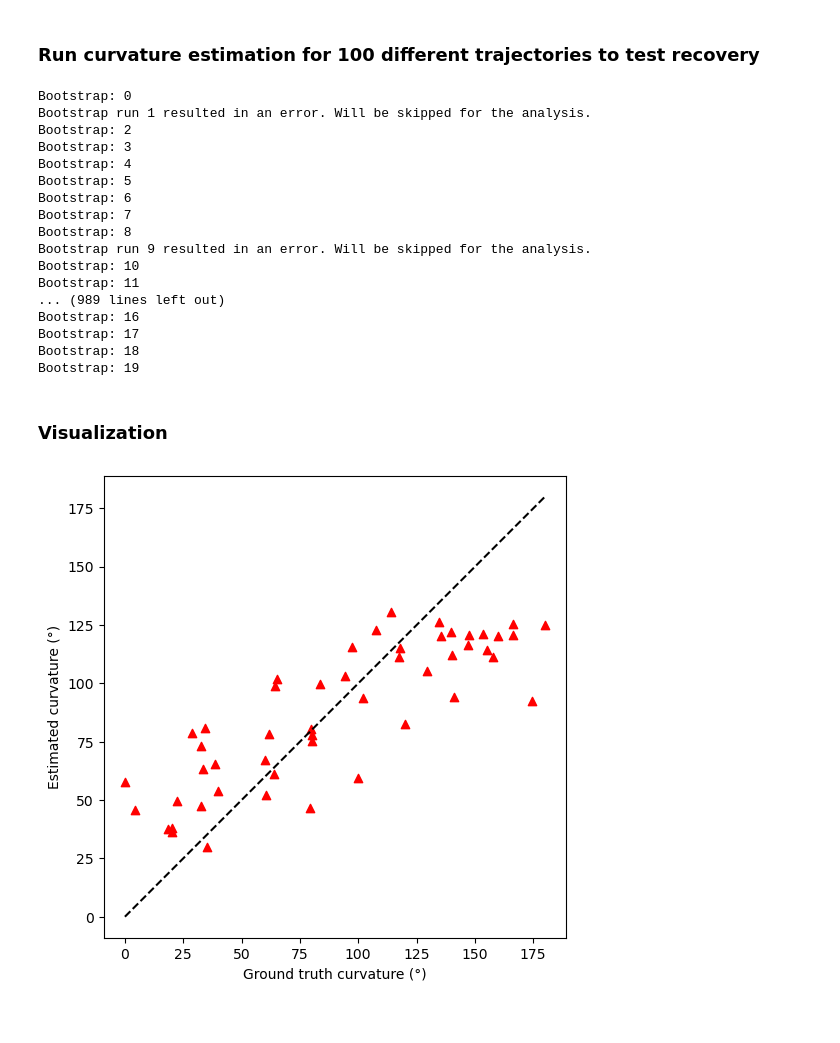
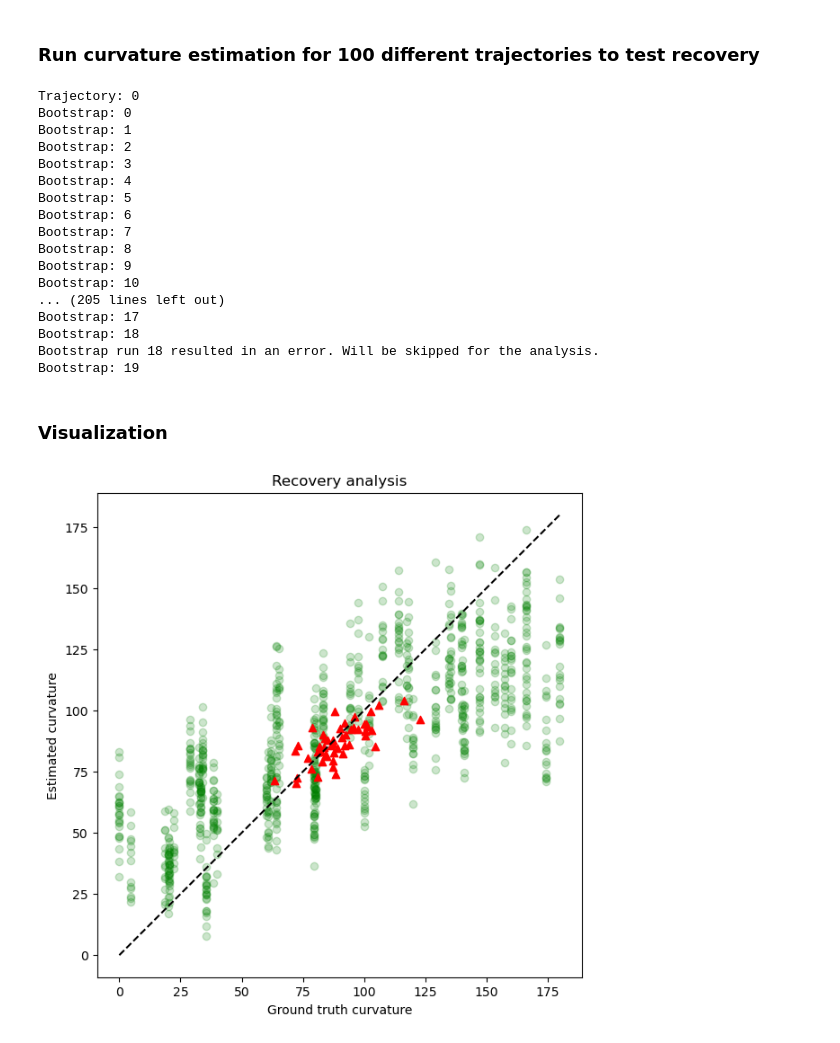
Before and after one commit to nguyen-td/perceptual-straightening, a Jupyter notebook: main_recovery.ipynb, the cells around one changed output. Drawn from its saved outputs; the diff is of its cells as text; code cells hidden in the pictures.

```diff
--- a/main_recovery.ipynb
+++ b/main_recovery.ipynb
@@ -14,20 +15,36 @@ from modules.elbo import ELBO
 sim_idx = 0 # which out of the 100 simulated trajectories to use
 n_traj = 50
 n_bootstrap = 20
-data_path = Path('data') / 'sim'
-c_true = np.zeros((n_traj, n_bootstrap)) # simulated global curvature
-c_est = np.zeros((n_traj, n_bootstrap))  # average estimated local curvature
+data_path = Path('data')
+
+c_true = np.empty((n_traj, n_bootstrap)) # simulated global curvature
+c_true[:] = np.nan
+
+c_est = np.empty((n_traj, n_bootstrap))  # average estimated local curvature
+c_est[:] = np.nan
+
+_, _, files = next(os.walk(Path('data') / 'curvatures'))
+n_files = len(files)
+
 
 for i in range(n_traj):
+
+    if not i % 5:
+        print(f"Trajectory: {i}")
+
+    rand_file = np.random.randint(1, n_files)
     for j in range(n_bootstrap):
         try:
+            print(f"Bootstrap: {j}")
             # load data
-            f_name = f'sim_{str(i+1).zfill(4)}.mat'
+            # f_name = f'sim_{str(i+1).zfill(4)}.mat'
+            f_name = f'sim_{str(rand_file).zfill(4)}.mat'
             S = spio.loadmat(Path(data_path) / f_name)['S']
-            S_list = [S[0, i] for i in range(S.shape[1])]  # convert to list of structs
+            S_list = [S[0, il] for il in range(S.shape[1])]  # convert to list of structs
             c_true[i, j] = np.mean(np.rad2deg(S_list[sim_idx]['c'][0, 0]).flatten())
 
             # unpack data
+            np.fill_diagonal(S_list[sim_idx]['Pc_reshaped'][0, 0], 0.5) # manually set diagonals to 0.5 (chance level if A=X=B)
             n_corr_obs = S_list[sim_idx]['Pc_reshaped'][0, 0] * S_list[sim_idx]['num_trials_mat'][0, 0]
             n_total_obs = S_list[sim_idx]['num_trials_mat'][0, 0]
             n_frames = S_list[sim_idx]['Pc_reshaped'][0, 0].shape[0]
@@ -36,12 +53,12 @@ for i in range(n_traj):
             elbo = ELBO(n_dim, n_corr_obs, n_total_obs, n_starts=10, n_iterations=30000, verbose=False)
             x, p, errors, kl_loss, ll_loss, c_prior, d_prior, l_prior, c_post, d_post, l_post, _ = elbo.optimize_ELBO_SGD()
             c_est[i, j] = torch.mean(torch.rad2deg(elbo.mu_post_c)).detach().numpy()
-            print(f"Bootstrap: {j}")
         except:
             print(f"Bootstrap run {j} resulted in an error. Will be skipped for the analysis.")
 
     # save data
-    save_data = {'x_true': S_list[sim_idx]['x'][0, 0],
+    save_data = {'file_name': f_name,
+                 'x_true': S_list[sim_idx]['x'][0, 0],
                  'x_pred': x, # currently only the last most likely trajectory is being saved
                  'perf_true': S_list[sim_idx]['Pc_reshaped'][0, 0],
                  'perf_pred': p.detach().squeeze(),
@@ -52,12 +69,10 @@ for i in range(n_traj):
     f_name = Path('data') / 'curvatures' / f'curvature_{str(i+1).zfill(4)}.pkl'
     with open(f_name, 'wb') as f:
         pickle.dump(save_data, f)
-
-    if not i % 10:
-        print(f"Trajectory: {i}")
 # %% [output]
+Trajectory: 0
 Bootstrap: 0
-Bootstrap run 1 resulted in an error. Will be skipped for the analysis.
+Bootstrap: 1
 Bootstrap: 2
 Bootstrap: 3
 Bootstrap: 4
@@ -65,13 +80,12 @@ Bootstrap: 5
 Bootstrap: 6
 Bootstrap: 7
 Bootstrap: 8
-Bootstrap run 9 resulted in an error. Will be skipped for the analysis.
+Bootstrap: 9
 Bootstrap: 10
-Bootstrap: 11
-... (989 lines left out)
-Bootstrap: 16
+... (205 lines left out)
 Bootstrap: 17
 Bootstrap: 18
+Bootstrap run 18 resulted in an error. Will be skipped for the analysis.
 Bootstrap: 19
 # %% [markdown]
 ### Visualization
@@ -141,13 +92,24 @@ for ifail in range(len(failed_trials)):
+# %%
+# load data
+c_true_all_trajs = np.zeros((n_traj, n_bootstrap))
+c_post_all_trajs = np.zeros((n_traj, n_bootstrap))
+for i in range(n_traj):
+    f_name = Path('data') / 'curvatures' / f'curvature_{str(i+1).zfill(4)}.pkl'
+    with open(f_name, 'rb') as f:
+        loaded_dict = pickle.load(f)
+    c_true_all_trajs[i] = loaded_dict['c_true']
+    c_post_all_trajs[i] = loaded_dict['c_post']
 # %%
-fig1, ax = plt.subplots(figsize=(10, 6))
+fig1, ax = plt.subplots(figsize=(13, 7))
 
-# ax.scatter(loaded_dict['c_true'], data_c_est, c='green', alpha=0.2)
-ax.scatter(np.mean(loaded_dict['c_true'], axis=1), np.nanmean(data_c_est, axis=1), marker='^', c='red', alpha=1)
+ax.scatter(c_true_all_trajs, c_post_all_trajs, c='green', alpha=0.2)
+ax.scatter(np.nanmean(c_true_all_trajs, axis=1), np.nanmean(c_post_all_trajs, axis=1), marker='^', c='red', alpha=1)
 ax.plot([0, 180], [0, 180], 'k--')
-ax.set_xlabel('Ground truth curvature (°)')
-ax.set_ylabel('Estimated curvature (°)')
+ax.set_title('Recovery analysis')
+ax.set_xlabel('Ground truth curvature')
+ax.set_ylabel('Estimated curvature')
 ax.set_box_aspect(1)
 
 plt.show()
 # %% [output]
-[figure, old version]
+[figure, new version]
```
Also changed, not shown: parts of 2 cells of this notebook, 1 other file.
